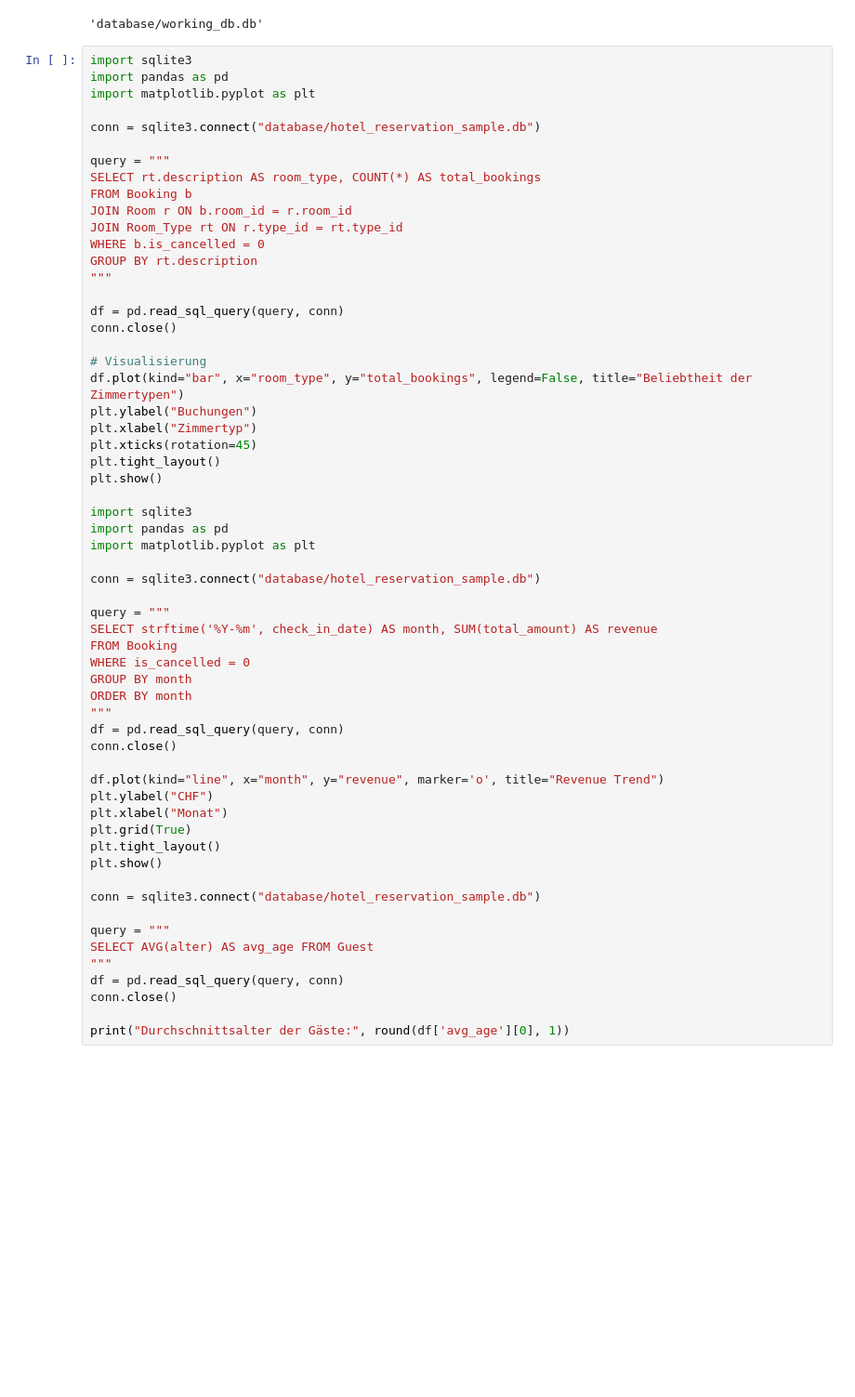
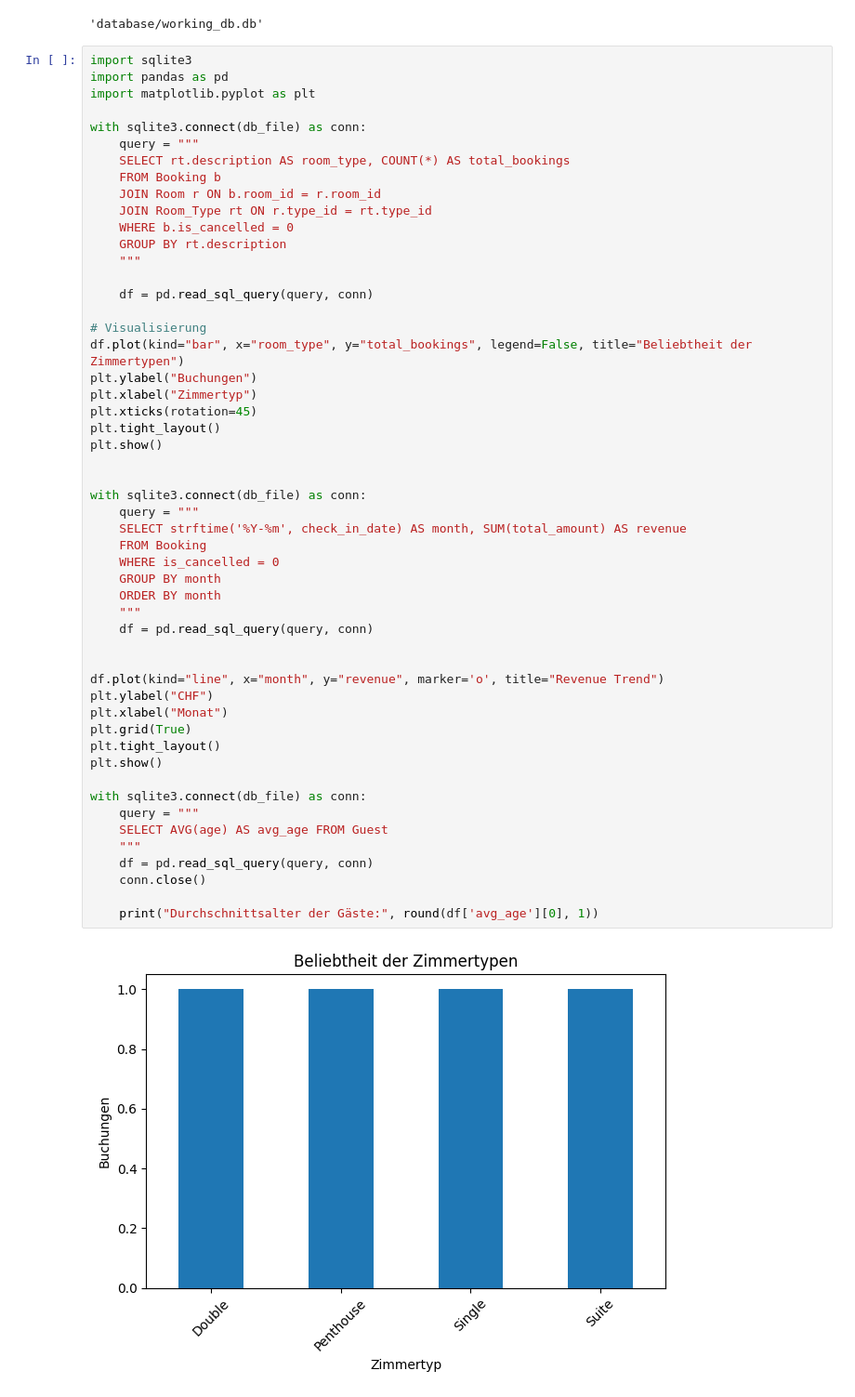
Before and after one commit to AEPFS2025Group14/Hotelreservationsystem, a Jupyter notebook: Hotelreservation.ipynb, the cells around one changed output. Shown at 93% size. Saved outputs shown, nothing was run; the diff lists cells and outputs as text; blank space fills up the shorter version.

```diff
--- a/Hotelreservation.ipynb
+++ b/Hotelreservation.ipynb
@@ -8,59 +8,54 @@ shutil.copyfile(source, db_file) #Copy original DB first to always start fresh.
 # %%
 import sqlite3
 import pandas as pd
 import matplotlib.pyplot as plt
 
-conn = sqlite3.connect("database/hotel_reservation_sample.db")
+with sqlite3.connect(db_file) as conn:
+    query = """
+    SELECT rt.description AS room_type, COUNT(*) AS total_bookings
+    FROM Booking b
+    JOIN Room r ON b.room_id = r.room_id
+    JOIN Room_Type rt ON r.type_id = rt.type_id
+    WHERE b.is_cancelled = 0
+    GROUP BY rt.description
+    """
 
-query = """
-SELECT rt.description AS room_type, COUNT(*) AS total_bookings
-FROM Booking b
-JOIN Room r ON b.room_id = r.room_id
-JOIN Room_Type rt ON r.type_id = rt.type_id
-WHERE b.is_cancelled = 0
-GROUP BY rt.description
-"""
-
-df = pd.read_sql_query(query, conn)
-conn.close()
+    df = pd.read_sql_query(query, conn)
 
 # Visualisierung
 df.plot(kind="bar", x="room_type", y="total_bookings", legend=False, title="Beliebtheit der Zimmertypen")
 plt.ylabel("Buchungen")
 plt.xlabel("Zimmertyp")
 plt.xticks(rotation=45)
 plt.tight_layout()
 plt.show()
 
-import sqlite3
-import pandas as pd
-import matplotlib.pyplot as plt
 
-conn = sqlite3.connect("database/hotel_reservation_sample.db")
+with sqlite3.connect(db_file) as conn:
+    query = """
+    SELECT strftime('%Y-%m', check_in_date) AS month, SUM(total_amount) AS revenue
+    FROM Booking
+    WHERE is_cancelled = 0
+    GROUP BY month
+    ORDER BY month
+    """
+    df = pd.read_sql_query(query, conn)
 
-query = """
-SELECT strftime('%Y-%m', check_in_date) AS month, SUM(total_amount) AS revenue
-FROM Booking
-WHERE is_cancelled = 0
-GROUP BY month
-ORDER BY month
-"""
-df = pd.read_sql_query(query, conn)
-conn.close()
 
 df.plot(kind="line", x="month", y="revenue", marker='o', title="Revenue Trend")
 plt.ylabel("CHF")
 plt.xlabel("Monat")
 plt.grid(True)
 plt.tight_layout()
 plt.show()
 
-conn = sqlite3.connect("database/hotel_reservation_sample.db")
+with sqlite3.connect(db_file) as conn:
+    query = """
+    SELECT AVG(age) AS avg_age FROM Guest
+    """
+    df = pd.read_sql_query(query, conn)
+    conn.close()
 
-query = """
-SELECT AVG(alter) AS avg_age FROM Guest
-"""
-df = pd.read_sql_query(query, conn)
-conn.close()
-
-print("Durchschnittsalter der Gäste:", round(df['avg_age'][0], 1))
+    print("Durchschnittsalter der Gäste:", round(df['avg_age'][0], 1))
+# %% [output]
+[figure, added]
```
Also changed, not shown: parts of 6 cells of this notebook, 15 other files.
